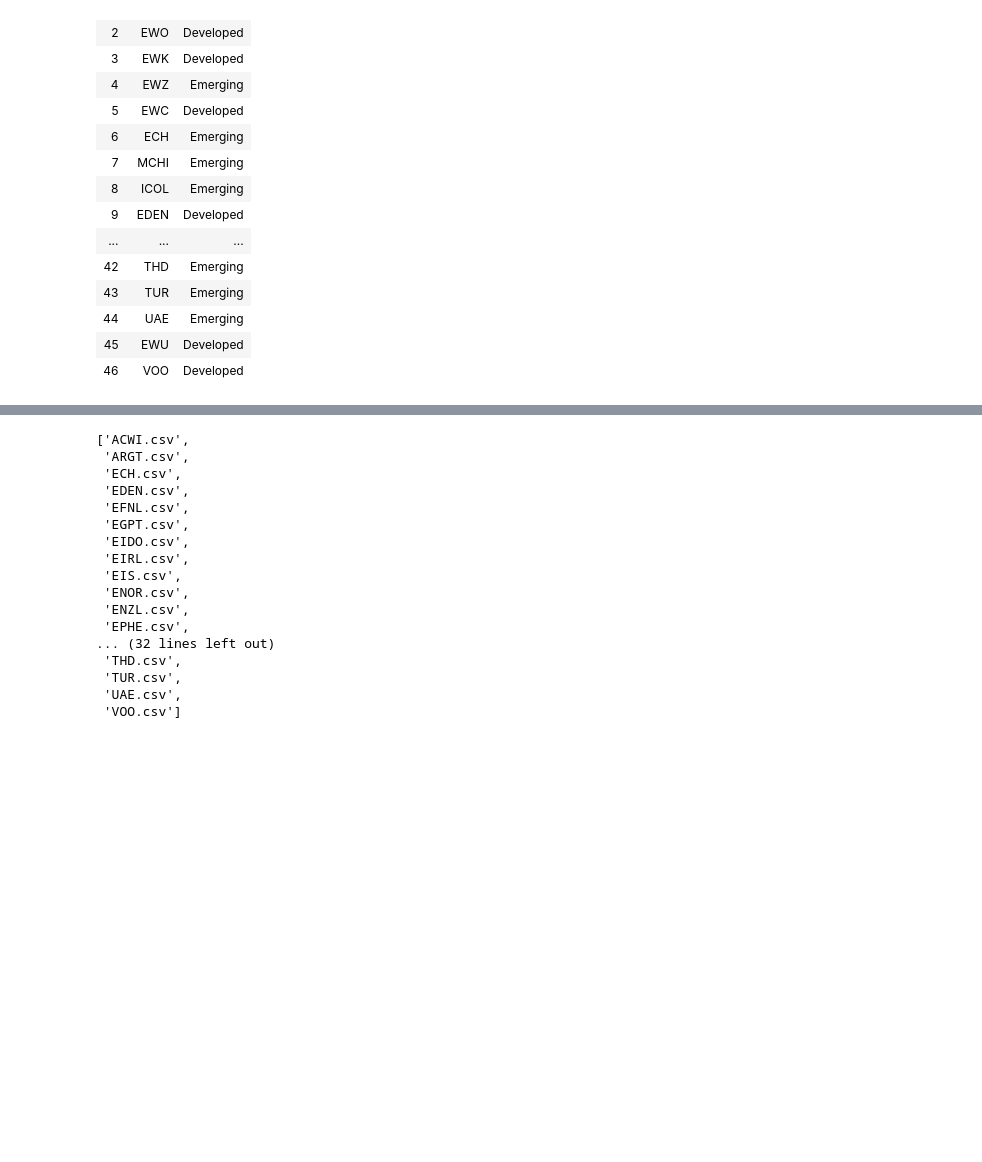
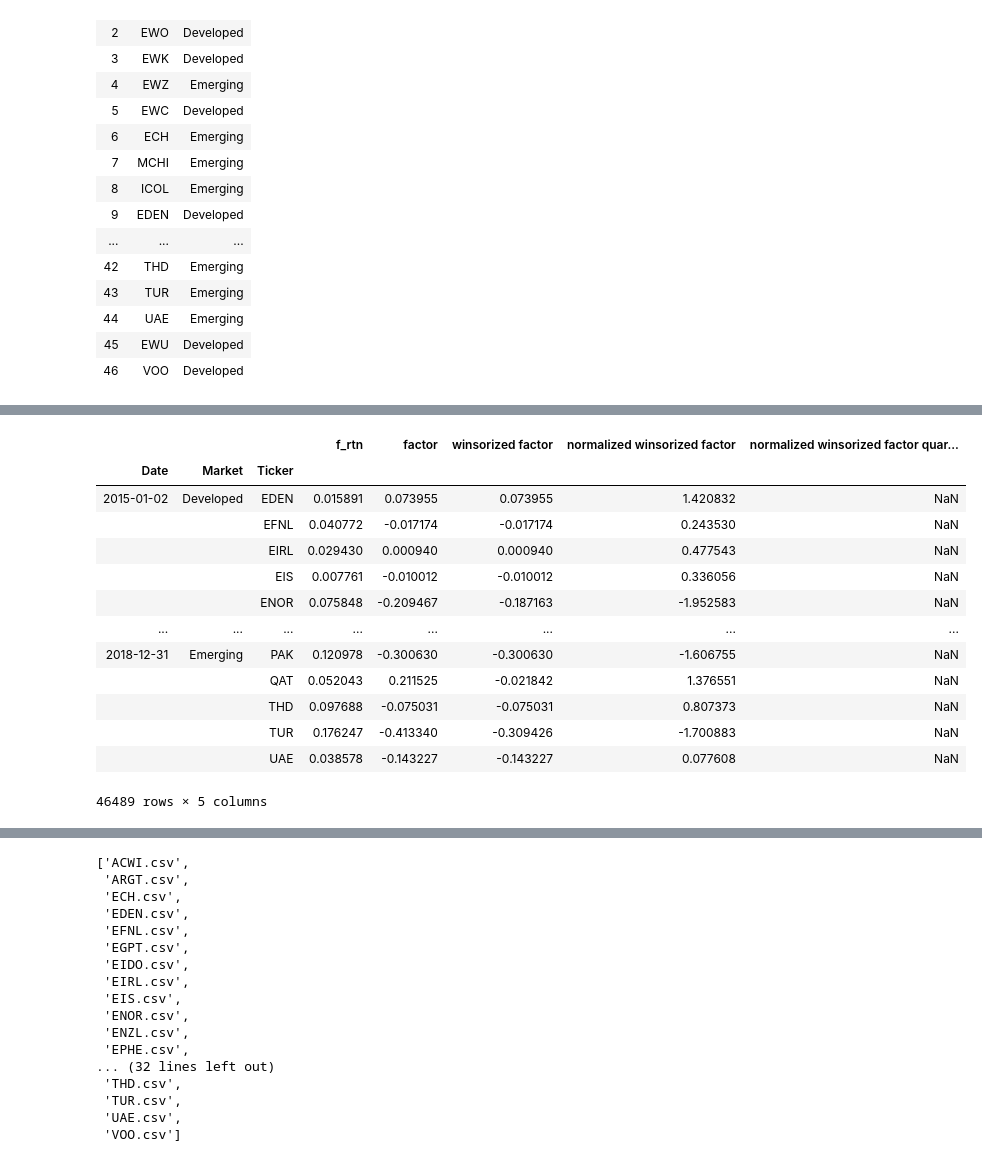
Before and after one commit to xlinGithub/Quantitative-Country-ETF-Trading-Strategy, a Jupyter notebook: factor analysis.ipynb, the cells around one changed output, grey strips where cells are left out. Cells and saved outputs as stored; diff of their text form; code cells hidden in the pictures; blank space fills up the shorter version.

```diff
--- a/factor analysis.ipynb
+++ b/factor analysis.ipynb
@@ -29,0 +88,17 @@ file = 'ARGT.csv'
+# %%
+all_etf_combined_df.groupby(['Market'])
+# %% [output]
+|  |  |  | f_rtn | factor | winsorized factor | normalized winsorized factor | normalized winsorized factor quar... |
+| Date | Market | Ticker |  |  |  |  |  |
+| 2015-01-02 | Developed | EDEN | 0.015891 | 0.073955 | 0.073955 | 1.420832 | NaN |
+|  |  | EFNL | 0.040772 | -0.017174 | -0.017174 | 0.243530 | NaN |
+|  |  | EIRL | 0.029430 | 0.000940 | 0.000940 | 0.477543 | NaN |
+|  |  | EIS | 0.007761 | -0.010012 | -0.010012 | 0.336056 | NaN |
+|  |  | ENOR | 0.075848 | -0.209467 | -0.187163 | -1.952583 | NaN |
+| ... | ... | ... | ... | ... | ... | ... | ... |
+| 2018-12-31 | Emerging | PAK | 0.120978 | -0.300630 | -0.300630 | -1.606755 | NaN |
+|  |  | QAT | 0.052043 | 0.211525 | -0.021842 | 1.376551 | NaN |
+|  |  | THD | 0.097688 | -0.075031 | -0.075031 | 0.807373 | NaN |
+|  |  | TUR | 0.176247 | -0.413340 | -0.309426 | -1.700883 | NaN |
+|  |  | UAE | 0.038578 | -0.143227 | -0.143227 | 0.077608 | NaN |
+46489 rows × 5 columns
```
Also changed, not shown: parts of 13 cells of this notebook, 2 other files.
